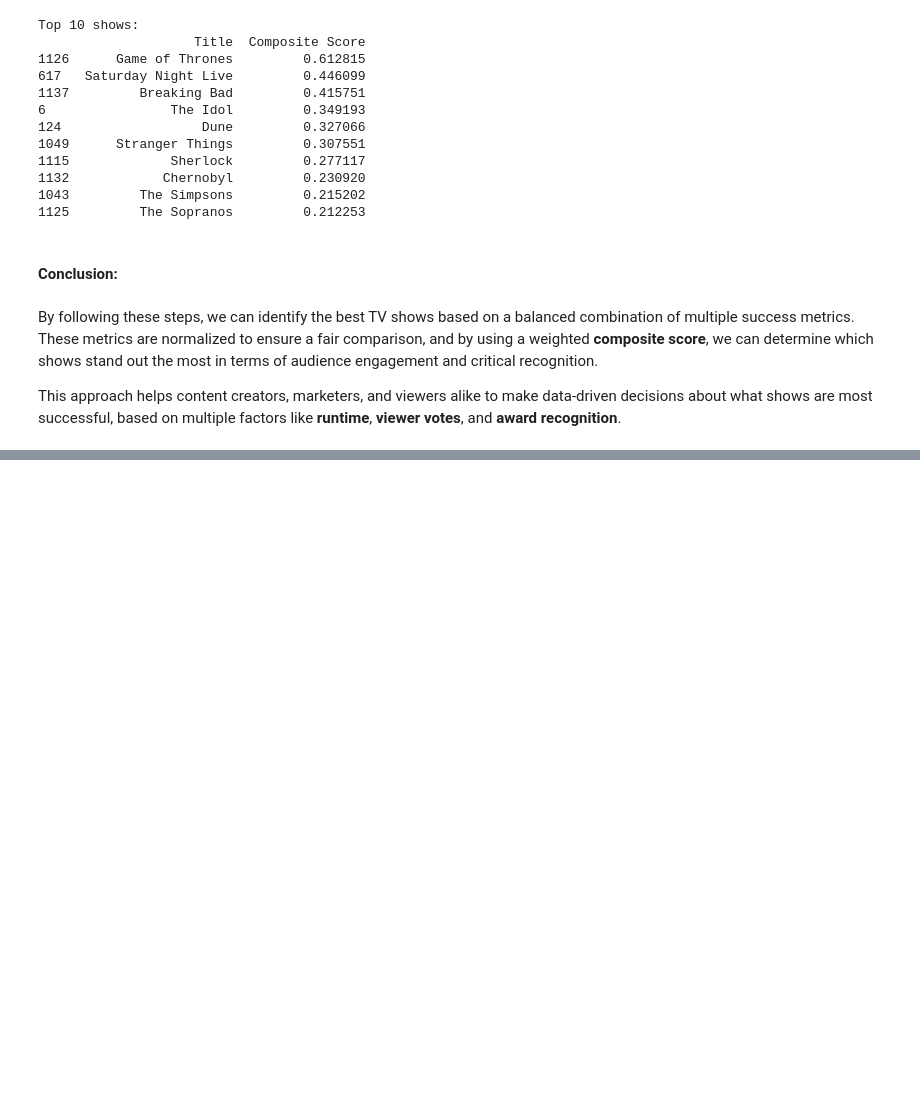
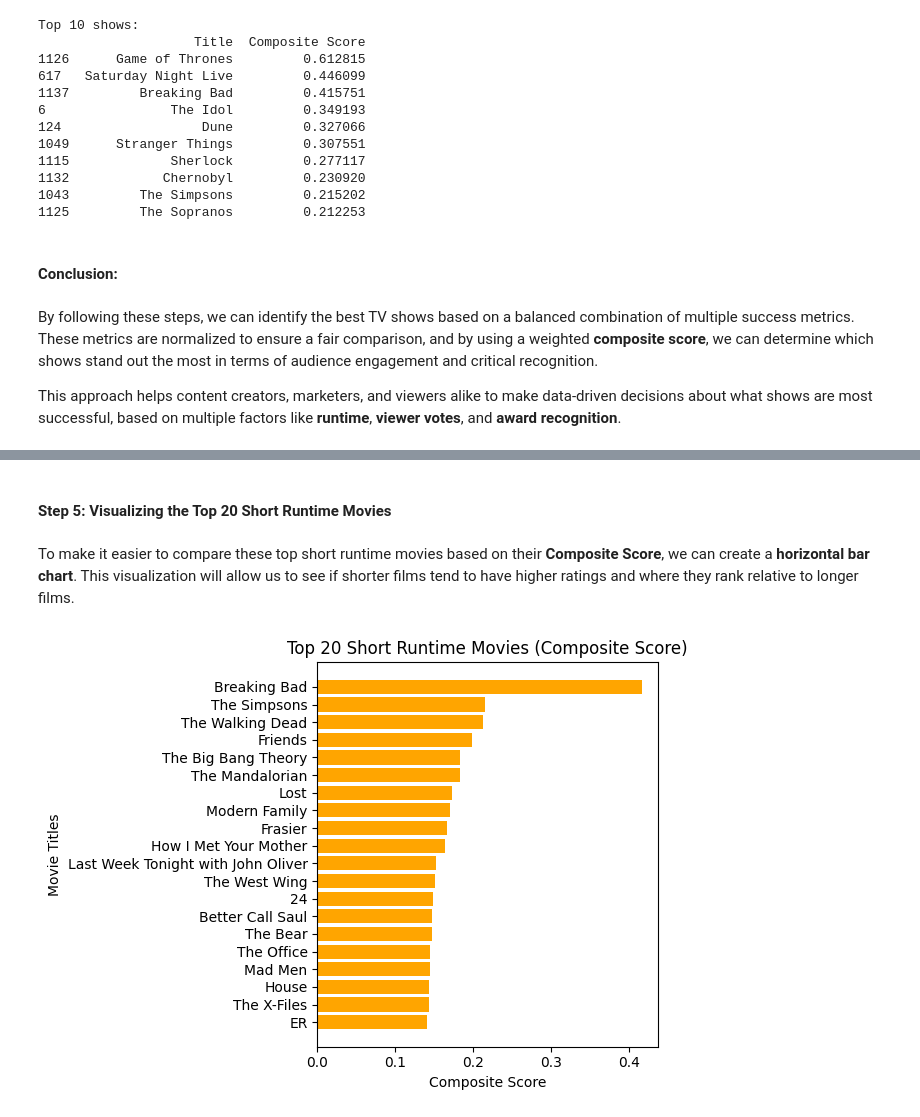
Before and after one commit to Snag69/Data-Science, a Jupyter notebook: answer-question.ipynb, the cells around one changed output, grey strips where cells are left out. Cells and saved outputs as stored; diff of their text form; code cells hidden in the pictures; blank space fills up the shorter version.

```diff
--- a/answer-question.ipynb
+++ b/answer-question.ipynb
@@ -119,0 +181,17 @@ This approach helps content creators, marketers, and viewers alike to make data-
+# %%
+# Filter movies with runtime under 50 minutes
+short_runtime_movies = df[df['Runtime'] < 50]
+
+# Get the top 20 movies with the highest composite scores from short_runtime_movies
+top_20_short_runtime = short_runtime_movies.nlargest(20, 'Composite Score')
+
+# Find the ranking of these movies in the entire dataset
+positions_in_all = df['Composite Score'].rank(ascending=False)
+top_20_short_runtime['Rank in All'] = top_20_short_runtime['Composite Score'].rank(ascending=False).astype(int)
+
+# Display the results
+print("Movies with Runtime under 50 minutes:")
+print(short_runtime_movies[['Title', 'Composite Score']])
+
+print("\nTop 20 Movies with Runtime under 50 minutes (and their Rank in All):")
+print(top_20_short_runtime[['Title', 'Composite Score', 'Rank in All']])
@@ -119,0 +216,17 @@ This approach helps content creators, marketers, and viewers alike to make data-
+# %% [markdown]
+#### Step 5: Visualizing the Top 20 Short Runtime Movies
+# %% [markdown]
+To make it easier to compare these top short runtime movies based on their **Composite Score**, we can create a **horizontal bar chart**. This visualization will allow us to see if shorter films tend to have higher ratings and where they rank relative to longer films.
+# %%
+# Sort top 20 short runtime movies by Composite Score
+top_20_short_runtime = top_20_short_runtime.sort_values('Composite Score', ascending=True)
+
+# Plot the Top 20 short runtime movies with their composite scores
+plt.barh(top_20_short_runtime['Title'], top_20_short_runtime['Composite Score'], color='orange')
+plt.title('Top 20 Short Runtime Movies (Composite Score)')
+plt.xlabel('Composite Score')
+plt.ylabel('Movie Titles')
+plt.tight_layout()
+plt.show()
+# %% [output]
+[figure, added]
```
Also changed, not shown: parts of 38 cells of this notebook.
